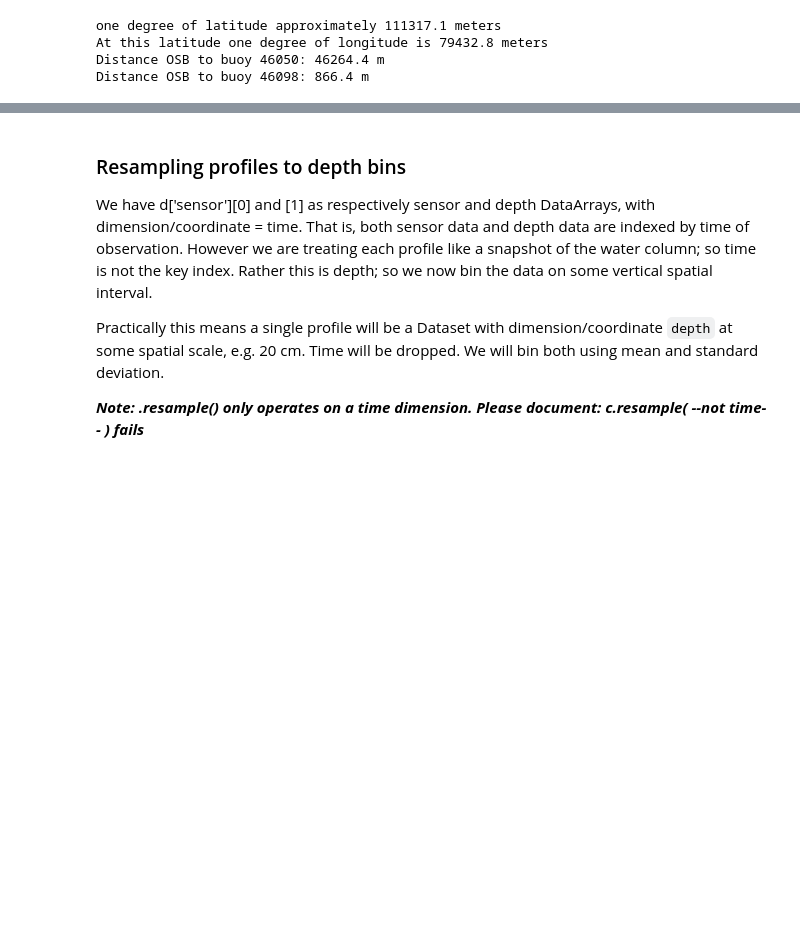
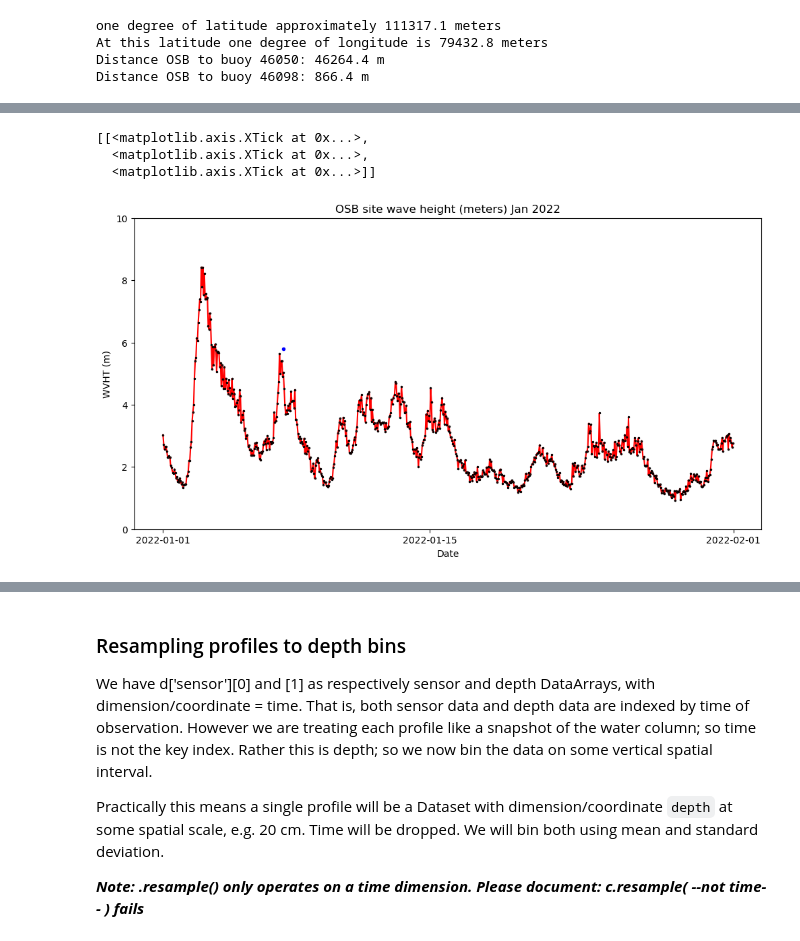
Before and after one commit to geo-smart/oceanography, a Jupyter notebook: book/chapters/epipelargosy.ipynb, the cells around one changed output, grey strips where cells are left out. Cells and saved outputs as stored; diff of their text form; code cells hidden in the pictures; blank space fills up the shorter version.

```diff
--- a/book/chapters/epipelargosy.ipynb
+++ b/book/chapters/epipelargosy.ipynb
@@ -492,6 +520,8 @@ interactive(children=(Dropdown(description='sensor', options=('temp', 'salinity'
 # %%
 ZuluToLocal = td64(8, 'h')
 for i in range(4): print(profiles['a0t'][59+i]-ZuluToLocal)
+print('\n\nZulu\n')
+for i in range(4): print(profiles['a0t'][59+i]-ZuluToLocal)
 # %% [output]
 2022-01-07 05:27:00
 2022-01-07 07:42:00
@@ -693,11 +627,0 @@ ax.set(xticks=[dt64('2022-01-01'), dt64('2022-01-15T12:00'), dt64('2022-02-01')]
-# %%
-fig,ax = plt.subplots(figsize=(8,8))
-time_data = dfNaN['Zulu'][1:4459]
-wvht_data = dfNaN['WVHT'][1:4459]
-mask_data = np.isfinite(wvht_data)
-ax.plot(time_data[mask_data], wvht_data[mask_data], linestyle='-', marker='.', ms=3, color='blue', mec='black')
-ax.plot(profiles['a0t'][59], 5.8, linestyle='-', marker='.', color='red')
-
-# , ds.z, marker='.', ms=11., color='k', mfc='r', linewidth='.0001')
-ax.set(ylim = (0., 10.), title='OSB site wave height (meters) Jan 2022', ylabel='WVHT (m)', xlabel='Date')
-ax.set(xticks=[dt64('2022-01-01'), dt64('2022-01-15T12:00'), dt64('2022-02-01')])
@@ -708,0 +690,23 @@ ax.set(xticks=[dt64('2022-01-01'), dt64('2022-01-15T12:00'), dt64('2022-02-01')]
+# %%
+# Artifact: Scatter plot
+# fig,ax = plt.subplots(figsize=(8,8))
+# ax.scatter(dfNaN['Zulu'][1:4459], dfNaN['WVHT'][1:4459], s=4, c='r')
+# , ds.z, marker='.', ms=11., color='k', mfc='r', linewidth='.0001')
+# ax.set(ylim = (0., 10.), title='OSB site wave height (meters) Jan 2022', ylabel='WVHT (m)', xlabel='Date')
+# ax.set(xticks=[dt64('2022-01-01'), dt64('2022-01-15T12:00'), dt64('2022-02-01')])
+
+wdir_time = dfNaN['Zulu'][1:4459]; wdir_data = dfNaN['WDIR'][1:4459]; wdir_mask = np.isfinite(wdir_data)
+wvht_time = dfNaN['Zulu'][1:4459]; wvht_data = dfNaN['WVHT'][1:4459]; wvht_mask = np.isfinite(wvht_data)
+wspd_time = dfNaN['Zulu'][1:4459]; wspd_data = dfNaN['WSPD'][1:4459]; wspd_mask = np.isfinite(wspd_data)
+wtmp_time = dfNaN['Zulu'][1:4459]; wtmp_data = dfNaN['WTMP'][1:4459]; wtmp_mask = np.isfinite(wtmp_data)
+
+fig,ax = plt.subplots(figsize=(12,6))
+ax.plot(wvht_time[wvht_mask], wvht_data[wvht_mask], linestyle='-', marker='.', ms=3, color='red', mec='black')
+ax.plot(profiles['a0t'][59], 5.8, linestyle='-', marker='.', color='blue')
+ax.set(ylim = (0., 10.), title='OSB site wave height (meters) Jan 2022', ylabel='WVHT (m)', xlabel='Date')
+ax.set(xticks=[dt64('2022-01-01'), dt64('2022-01-15T12:00'), dt64('2022-02-01')])
+# %% [output]
+[[<matplotlib.axis.XTick at 0x...>,
+  <matplotlib.axis.XTick at 0x...>,
+  <matplotlib.axis.XTick at 0x...>]]
+[figure, added]
```
Also changed, not shown: parts of 21 cells of this notebook, 2 other files.
